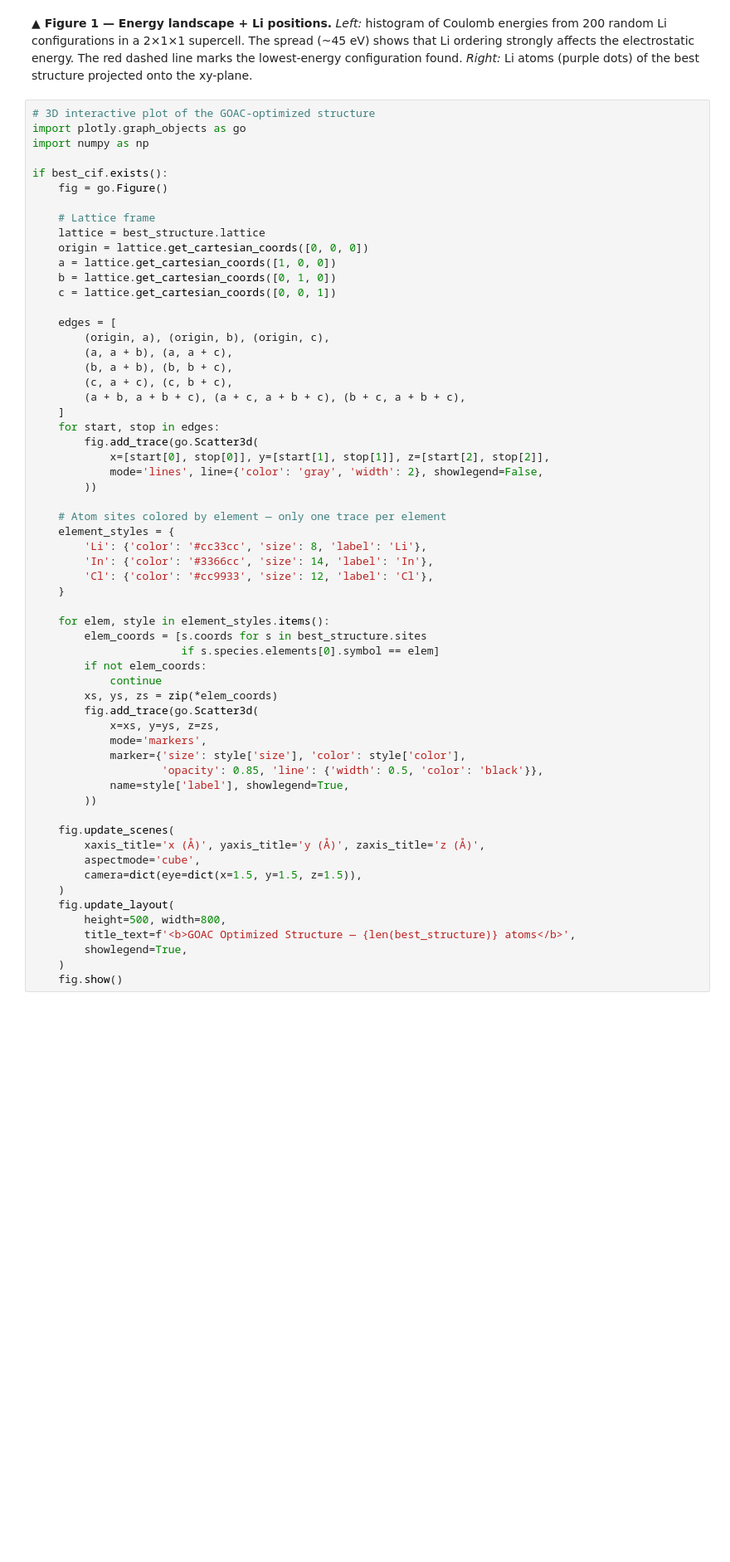
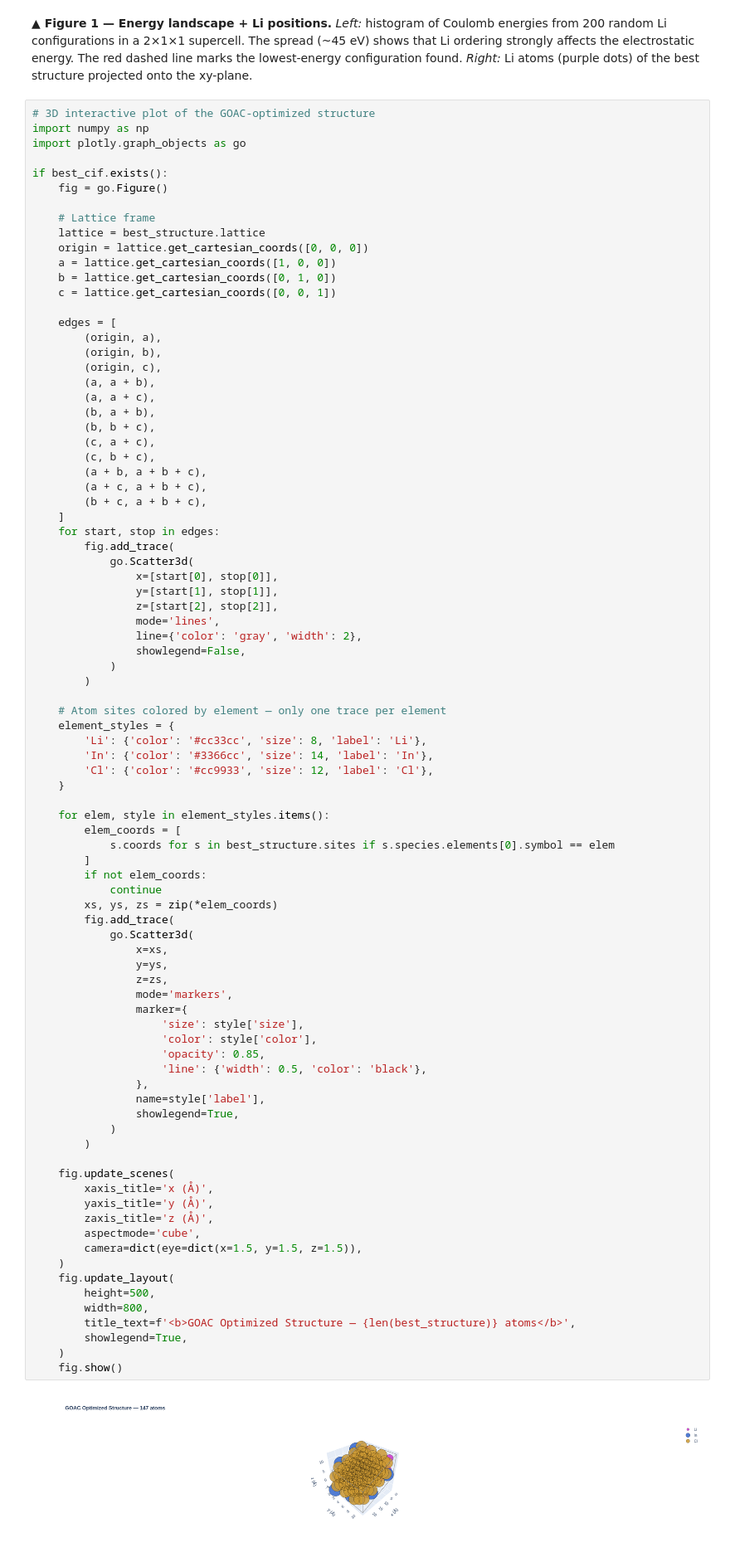
Before and after one commit to GEMDAT-repos/gemdat-notebooks, a Jupyter notebook: goac_integration_demo.ipynb, the cells around one changed output. Shown at 83% size. Drawn from its saved outputs; the diff is of its cells as text; blank space fills up the shorter version.

```diff
--- a/goac_integration_demo.ipynb
+++ b/goac_integration_demo.ipynb
@@ -373,8 +388,8 @@ if energies:
 **▲ Figure 1 — Energy landscape + Li positions.** *Left:* histogram of Coulomb energies from 200 random Li configurations in a 2×1×1 supercell. The spread (~45 eV) shows that Li ordering strongly affects the electrostatic energy. The red dashed line marks the lowest-energy configuration found. *Right:* Li atoms (purple dots) of the best structure projected onto the xy-plane.
 # %%
 # 3D interactive plot of the GOAC-optimized structure
+import numpy as np
 import plotly.graph_objects as go
-import numpy as np
 
 if best_cif.exists():
     fig = go.Figure()
@@ -384,53 +399,81 @@ if best_cif.exists():
     origin = lattice.get_cartesian_coords([0, 0, 0])
     a = lattice.get_cartesian_coords([1, 0, 0])
     b = lattice.get_cartesian_coords([0, 1, 0])
     c = lattice.get_cartesian_coords([0, 0, 1])
 
     edges = [
-        (origin, a), (origin, b), (origin, c),
-        (a, a + b), (a, a + c),
-        (b, a + b), (b, b + c),
-        (c, a + c), (c, b + c),
-        (a + b, a + b + c), (a + c, a + b + c), (b + c, a + b + c),
+        (origin, a),
+        (origin, b),
+        (origin, c),
+        (a, a + b),
+        (a, a + c),
+        (b, a + b),
+        (b, b + c),
+        (c, a + c),
+        (c, b + c),
+        (a + b, a + b + c),
+        (a + c, a + b + c),
+        (b + c, a + b + c),
     ]
     for start, stop in edges:
-        fig.add_trace(go.Scatter3d(
-            x=[start[0], stop[0]], y=[start[1], stop[1]], z=[start[2], stop[2]],
-            mode='lines', line={'color': 'gray', 'width': 2}, showlegend=False,
-        ))
+        fig.add_trace(
+            go.Scatter3d(
+                x=[start[0], stop[0]],
+                y=[start[1], stop[1]],
+                z=[start[2], stop[2]],
+                mode='lines',
+                line={'color': 'gray', 'width': 2},
+                showlegend=False,
+            )
+        )
 
     # Atom sites colored by element — only one trace per element
     element_styles = {
         'Li': {'color': '#cc33cc', 'size': 8, 'label': 'Li'},
         'In': {'color': '#3366cc', 'size': 14, 'label': 'In'},
         'Cl': {'color': '#cc9933', 'size': 12, 'label': 'Cl'},
     }
 
     for elem, style in element_styles.items():
-        elem_coords = [s.coords for s in best_structure.sites
-                       if s.species.elements[0].symbol == elem]
+        elem_coords = [
+            s.coords for s in best_structure.sites if s.species.elements[0].symbol == elem
+        ]
         if not elem_coords:
             continue
         xs, ys, zs = zip(*elem_coords)
-        fig.add_trace(go.Scatter3d(
-            x=xs, y=ys, z=zs,
-            mode='markers',
-            marker={'size': style['size'], 'color': style['color'],
-                    'opacity': 0.85, 'line': {'width': 0.5, 'color': 'black'}},
-            name=style['label'], showlegend=True,
-        ))
+        fig.add_trace(
+            go.Scatter3d(
+                x=xs,
+                y=ys,
+                z=zs,
+                mode='markers',
+                marker={
+                    'size': style['size'],
+                    'color': style['color'],
+                    'opacity': 0.85,
+                    'line': {'width': 0.5, 'color': 'black'},
+                },
+                name=style['label'],
+                showlegend=True,
+            )
+        )
 
     fig.update_scenes(
-        xaxis_title='x (Å)', yaxis_title='y (Å)', zaxis_title='z (Å)',
+        xaxis_title='x (Å)',
+        yaxis_title='y (Å)',
+        zaxis_title='z (Å)',
         aspectmode='cube',
         camera=dict(eye=dict(x=1.5, y=1.5, z=1.5)),
     )
     fig.update_layout(
-        height=500, width=800,
+        height=500,
+        width=800,
         title_text=f'<b>GOAC Optimized Structure — {len(best_structure)} atoms</b>',
         showlegend=True,
     )
     fig.show()
+# %% [output]
+[figure, added]
 # %% [markdown]
 **▲ Figure 2 — Optimized structure in 3D.** Interactive view of the best configuration found by random sampling. Li in purple, In in blue, Cl in orange. Drag to rotate, scroll to zoom. The structure respects all crystallographic constraints while minimizing Coulomb energy.
 # %% [markdown]
```
Also changed, not shown: parts of 8 cells of this notebook.
